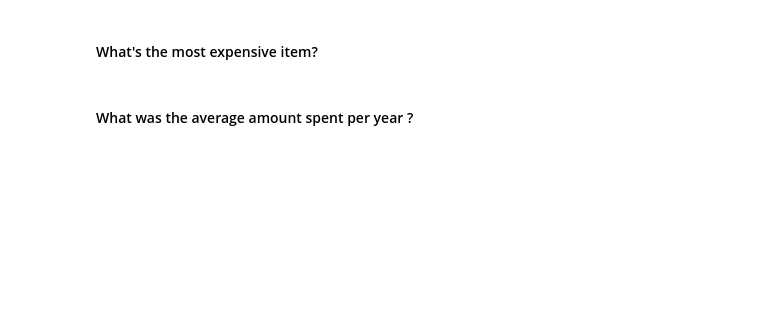
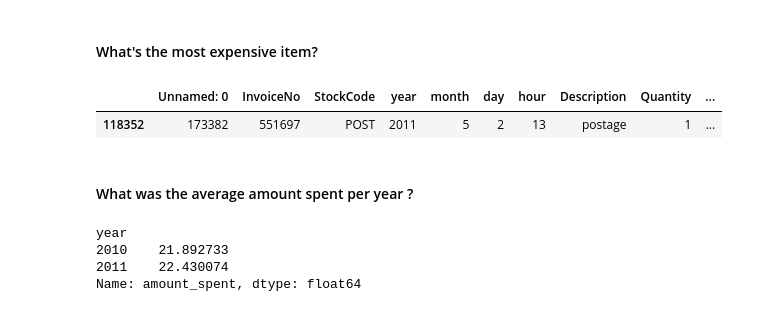
Before and after one commit to danielquer/data-pt-ber-08-20, a Jupyter notebook: Labs/module-2_labs/01_statistics/02_lab-subsetting-and-descriptive-stats/your-code/main-dani.ipynb, the cells around one changed output. Saved outputs shown, nothing was run; the diff lists cells and outputs as text; code cells hidden in the pictures; blank space fills up the shorter version.

```diff
--- a/Labs/module-2_labs/01_statistics/02_lab-subsetting-and-descriptive-stats/your-code/main-dani.ipynb
+++ b/Labs/module-2_labs/01_statistics/02_lab-subsetting-and-descriptive-stats/your-code/main-dani.ipynb
@@ -506,4 +598,18 @@ AttributeError: 'Series' object has no attribute 'search'
+# %%
+# your answer here
+orders.groupby(['Description'])['UnitPrice'].max()
+
+orders[orders['UnitPrice'] == orders['UnitPrice'].max()]
+# %% [output]
+|  | Unnamed: 0 | InvoiceNo | StockCode | year | month | day | hour | Description | Quantity | ... |
+| 118352 | 173382 | 551697 | POST | 2011 | 5 | 2 | 13 | postage | 1 | ... |
 # %% [markdown]
 #### What was the average amount spent per year ?
 # %%
 # your answer here
+orders.groupby(['year'])['amount_spent'].mean()
+# %% [output]
+year
+2010    21.892733
+2011    22.430074
+Name: amount_spent, dtype: float64
```
Also changed, not shown: parts of 8 cells of this notebook, 1 other file.
